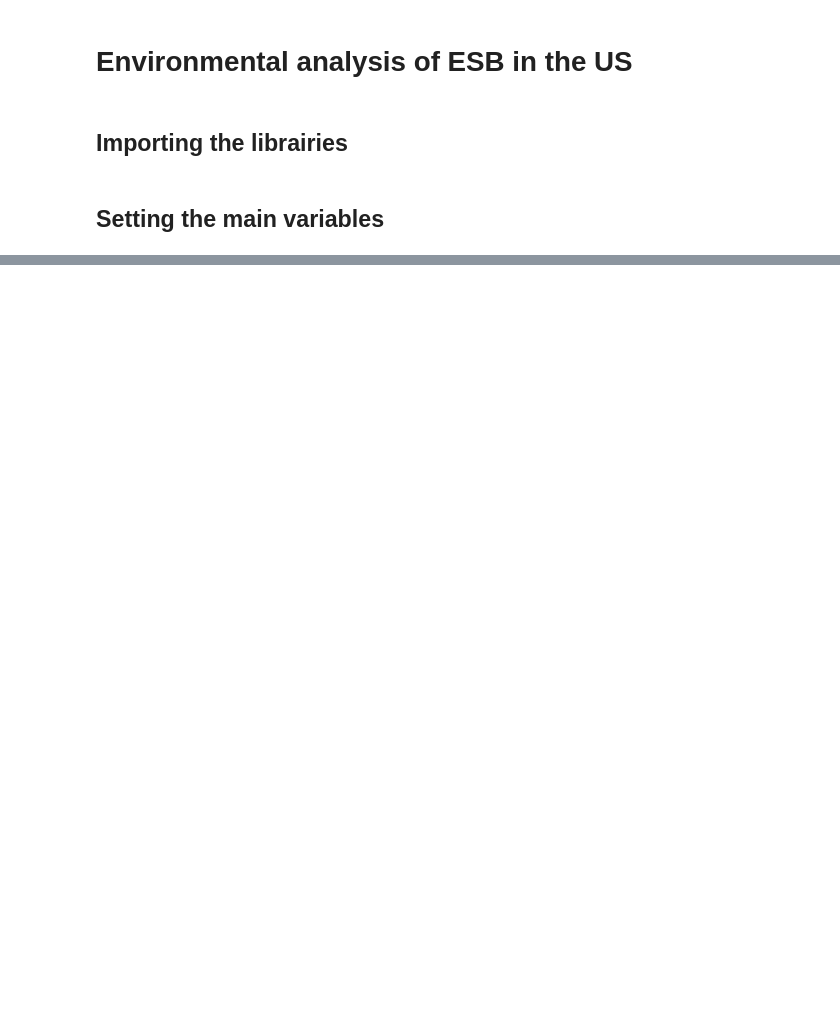
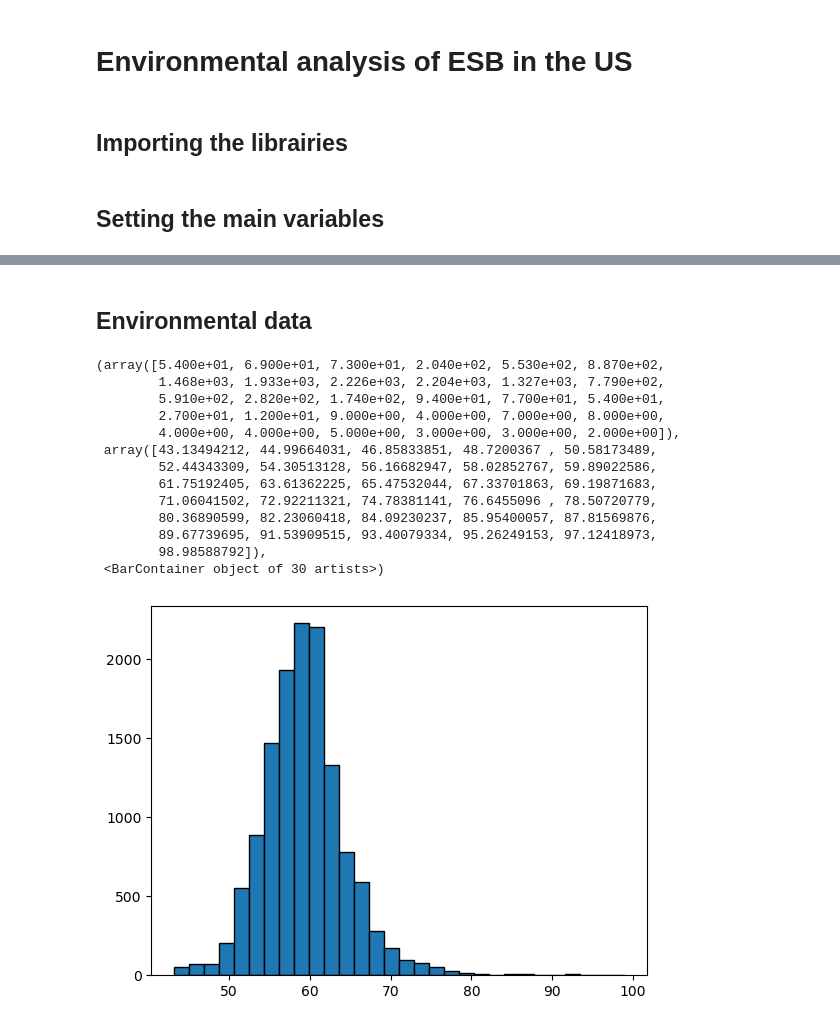
Before and after one commit to mikhailBenali/ML2_Project_ESB_adoption, a Jupyter notebook: src/Environmental-analysis.ipynb, the cells around one changed output, grey strips where cells are left out. Drawn from its saved outputs; the diff is of its cells as text; code cells hidden in the pictures; blank space fills up the shorter version.

```diff
--- a/src/Environmental-analysis.ipynb
+++ b/src/Environmental-analysis.ipynb
@@ -72,0 +121,22 @@ df.head()
+# %% [markdown]
+## Environmental data
+# %%
+df['ozone_concentration'] = pd.to_numeric(df['ozone_concentration'], errors='coerce')
+# Keeping the rows where 'ozone_concentration' is > 1
+df = df[df['ozone_concentration'] > 1]
+plt.hist(df['ozone_concentration'], bins=30, edgecolor='black')
+# %% [output]
+(array([5.400e+01, 6.900e+01, 7.300e+01, 2.040e+02, 5.530e+02, 8.870e+02,
+        1.468e+03, 1.933e+03, 2.226e+03, 2.204e+03, 1.327e+03, 7.790e+02,
+        5.910e+02, 2.820e+02, 1.740e+02, 9.400e+01, 7.700e+01, 5.400e+01,
+        2.700e+01, 1.200e+01, 9.000e+00, 4.000e+00, 7.000e+00, 8.000e+00,
+        4.000e+00, 4.000e+00, 5.000e+00, 3.000e+00, 3.000e+00, 2.000e+00]),
+ array([43.13494212, 44.99664031, 46.85833851, 48.7200367 , 50.58173489,
+        52.44343309, 54.30513128, 56.16682947, 58.02852767, 59.89022586,
+        61.75192405, 63.61362225, 65.47532044, 67.33701863, 69.19871683,
+        71.06041502, 72.92211321, 74.78381141, 76.6455096 , 78.50720779,
+        80.36890599, 82.23060418, 84.09230237, 85.95400057, 87.81569876,
+        89.67739695, 91.53909515, 93.40079334, 95.26249153, 97.12418973,
+        98.98588792]),
+ <BarContainer object of 30 artists>)
+[figure, added]
```
Also changed, not shown: parts of 10 cells of this notebook.
